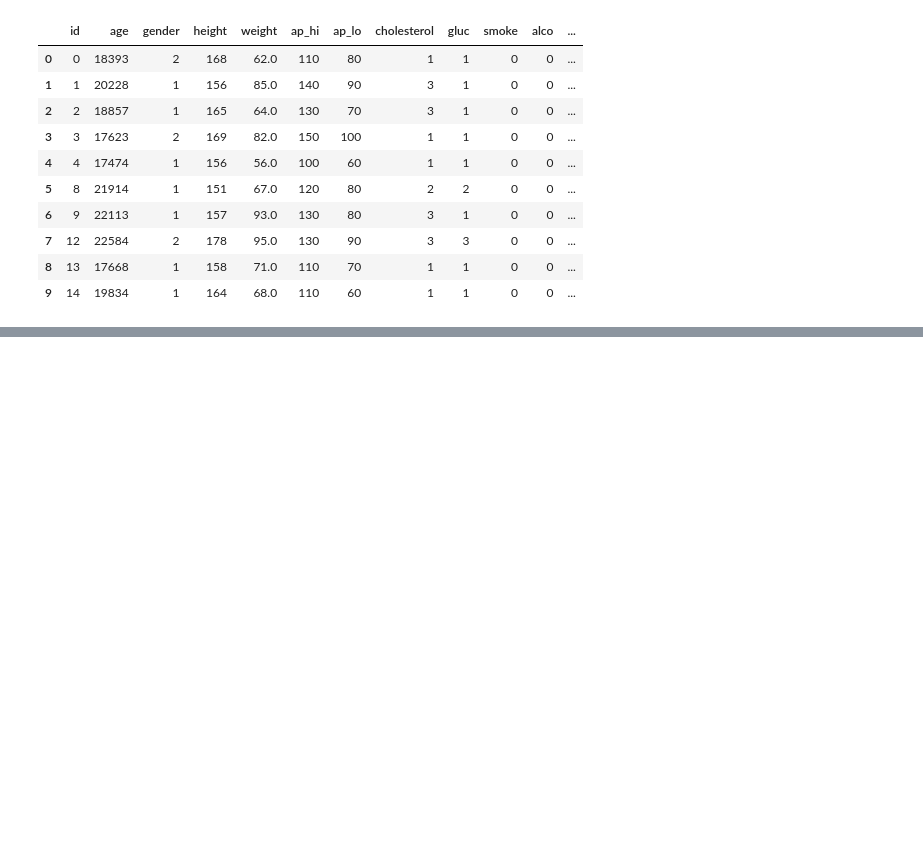
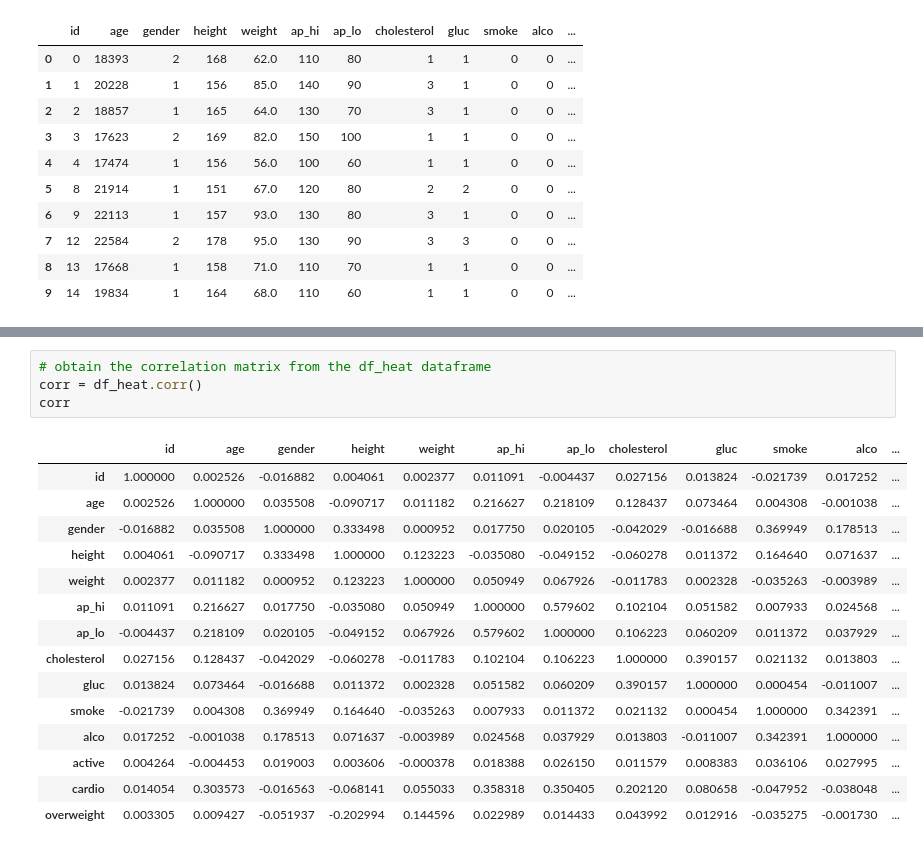
Before and after one commit to mfernandezzz/Data-Analysis-Projects, a Jupyter notebook: medical_data_visualizer.ipynb, the cells around one changed output, grey strips where cells are left out. Drawn from its saved outputs; the diff is of its cells as text; blank space fills up the shorter version.

```diff
--- a/medical_data_visualizer.ipynb
+++ b/medical_data_visualizer.ipynb
@@ -147,0 +154,20 @@ draw_heat_map()
+# %%
+# obtain the correlation matrix from the df_heat dataframe
+corr = df_heat.corr()
+corr
+# %% [output]
+|  | id | age | gender | height | weight | ap_hi | ap_lo | cholesterol | gluc | smoke | alco | ... |
+| id | 1.000000 | 0.002526 | -0.016882 | 0.004061 | 0.002377 | 0.011091 | -0.004437 | 0.027156 | 0.013824 | -0.021739 | 0.017252 | ... |
+| age | 0.002526 | 1.000000 | 0.035508 | -0.090717 | 0.011182 | 0.216627 | 0.218109 | 0.128437 | 0.073464 | 0.004308 | -0.001038 | ... |
+| gender | -0.016882 | 0.035508 | 1.000000 | 0.333498 | 0.000952 | 0.017750 | 0.020105 | -0.042029 | -0.016688 | 0.369949 | 0.178513 | ... |
+| height | 0.004061 | -0.090717 | 0.333498 | 1.000000 | 0.123223 | -0.035080 | -0.049152 | -0.060278 | 0.011372 | 0.164640 | 0.071637 | ... |
+| weight | 0.002377 | 0.011182 | 0.000952 | 0.123223 | 1.000000 | 0.050949 | 0.067926 | -0.011783 | 0.002328 | -0.035263 | -0.003989 | ... |
+| ap_hi | 0.011091 | 0.216627 | 0.017750 | -0.035080 | 0.050949 | 1.000000 | 0.579602 | 0.102104 | 0.051582 | 0.007933 | 0.024568 | ... |
+| ap_lo | -0.004437 | 0.218109 | 0.020105 | -0.049152 | 0.067926 | 0.579602 | 1.000000 | 0.106223 | 0.060209 | 0.011372 | 0.037929 | ... |
+| cholesterol | 0.027156 | 0.128437 | -0.042029 | -0.060278 | -0.011783 | 0.102104 | 0.106223 | 1.000000 | 0.390157 | 0.021132 | 0.013803 | ... |
+| gluc | 0.013824 | 0.073464 | -0.016688 | 0.011372 | 0.002328 | 0.051582 | 0.060209 | 0.390157 | 1.000000 | 0.000454 | -0.011007 | ... |
+| smoke | -0.021739 | 0.004308 | 0.369949 | 0.164640 | -0.035263 | 0.007933 | 0.011372 | 0.021132 | 0.000454 | 1.000000 | 0.342391 | ... |
+| alco | 0.017252 | -0.001038 | 0.178513 | 0.071637 | -0.003989 | 0.024568 | 0.037929 | 0.013803 | -0.011007 | 0.342391 | 1.000000 | ... |
+| active | 0.004264 | -0.004453 | 0.019003 | 0.003606 | -0.000378 | 0.018388 | 0.026150 | 0.011579 | 0.008383 | 0.036106 | 0.027995 | ... |
+| cardio | 0.014054 | 0.303573 | -0.016563 | -0.068141 | 0.055033 | 0.358318 | 0.350405 | 0.202120 | 0.080658 | -0.047952 | -0.038048 | ... |
+| overweight | 0.003305 | 0.009427 | -0.051937 | -0.202994 | 0.144596 | 0.022989 | 0.014433 | 0.043992 | 0.012916 | -0.035275 | -0.001730 | ... |
```
Also changed, not shown: parts of 18 cells of this notebook.
